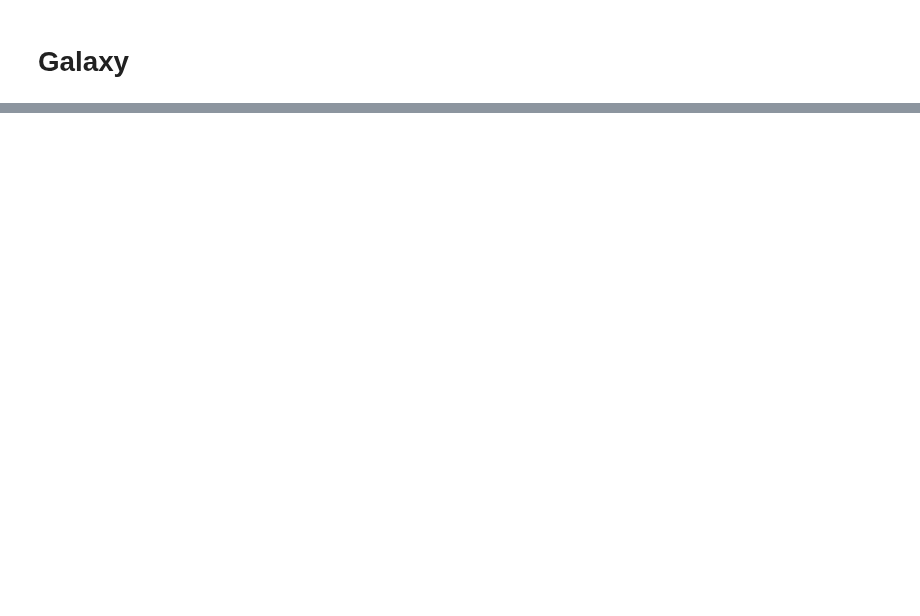
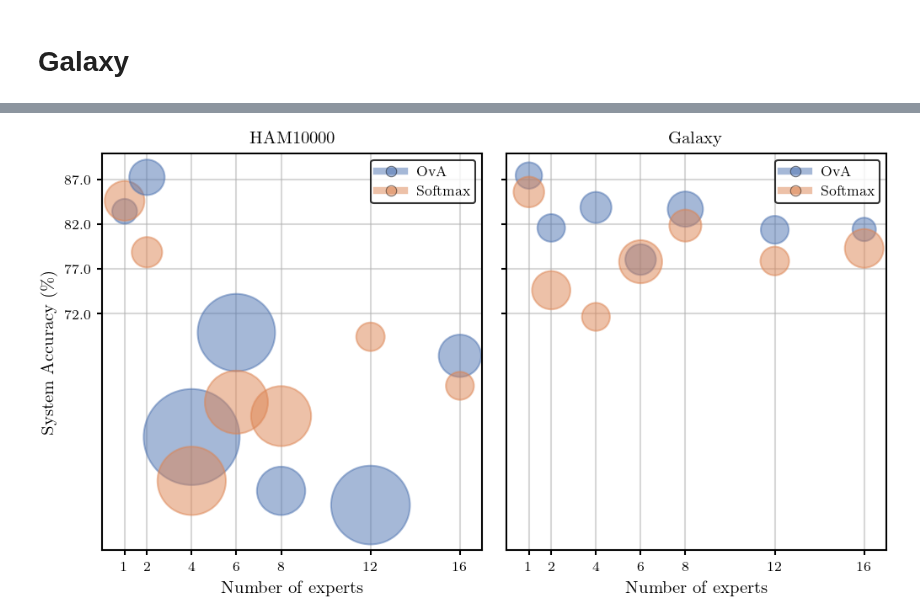
Before and after one commit to rajevv/Multi_L2D, a Jupyter notebook: CIFAR-10/results/datasets_scatter.ipynb, the cells around one changed output, grey strips where cells are left out. Drawn from its saved outputs; the diff is of its cells as text; code cells hidden in the pictures; blank space fills up the shorter version.

```diff
--- a/CIFAR-10/results/datasets_scatter.ipynb
+++ b/CIFAR-10/results/datasets_scatter.ipynb
@@ -137,0 +158,86 @@ Text(0.5, 1.0, 'Galaxy')
+# %%
+set_aistats2023_style()
+
+fig, axs = plt.subplots(1,2, sharex=True, sharey=True, figsize=(7,5)) # note we must use plt.subplots, not plt.subplot
+
+ax_ham = axs[0]
+# HAM 10000 ===
+dataset = "HAM10000"
+# =======================
+x_axis = [exp*10 for exp in exp_list]
+scale_mark = 5
+scale_y = 4
+for i, e in enumerate(exp_list):
+    radius_ova = ova_ham_std[i]
+    print("{} | OvA {} expert: Mean {} \ Std {}".format(dataset, e, ova_ham_mean[i], ova_ham_std[i]))
+    ax_ham.add_patch(plt.Circle((x_axis[i], ova_ham_mean[i] * scale_y), radius_ova + scale_mark, fill=True, alpha=0.5, color=cmap[0]))
+    radius_softmax = softmax_ham_std[i]
+    print("{} | Softmax {} expert: Mean {} \ Std {}".format(dataset, e, softmax_ham_mean[i], softmax_ham_std[i]))
+    ax_ham.add_patch(plt.Circle((x_axis[i], softmax_ham_mean[i] * scale_y), radius_softmax + scale_mark, fill=True, alpha=0.5, color=cmap[1]))
+
+ax_ham.set_xlim(min(x_axis)-5, max(x_axis)+5)
+ax_ham.set_xticks(x_axis, exp_list)
+min_y_ham = min(min(ova_ham_mean), min(softmax_ham_mean))
+max_y_ham = max(max(ova_ham_mean), max(softmax_ham_mean))
+yticks = np.round(np.linspace(min_y, max_y, len(exp_list)))[::2]
+ax_ham.set_yticks(yticks*scale_y, yticks)
+
+# Legend
+ova_leg = mlines.Line2D([], [], label="OvA", alpha=0.5, marker="o", color=cmap[0])
+softmax_leg = mlines.Line2D([], [], label="Softmax", alpha=0.5, marker="o", color=cmap[1])
+ax_ham.legend(handles=[ova_leg, softmax_leg], loc="best")
+
+ax_ham.set_ylabel(r"System Accuracy $(\%)$")
+ax_ham.set_xlabel(r"Number of experts")
+ax_ham.set_title("{}".format(dataset))
+ax_ham.grid()
+
+# IMPORTANT! This allows to get the circles. Otherwise, ellipses!
+ax_ham.set_aspect(1, adjustable='box')
+
+dataset = "Galaxy"
+ax_galaxy = axs[1]
+# =======================
+x_axis = [exp*10 for exp in exp_list]
+
+scale_mark = 5
+scale_y = 4
+for i, e in enumerate(exp_list):
+    radius_ova = ova_galaxy_std[i]
+    print("{} | OvA {} expert: Mean {} \ Std {}".format(dataset, e, ova_galaxy_mean[i], ova_galaxy_std[i]))
+    ax_galaxy.add_patch(plt.Circle((x_axis[i], ova_galaxy_mean[i] * scale_y), radius_ova + scale_mark, fill=True, alpha=0.5, color=cmap[0]))
+    radius_softmax = softmax_galaxy_std[i]
+    print("{} | Softmax {} expert: Mean {} \ Std {}".format(dataset, e, softmax_galaxy_mean[i], softmax_galaxy_std[i]))
+    ax_galaxy.add_patch(plt.Circle((x_axis[i], softmax_galaxy_mean[i] * scale_y), radius_softmax + scale_mark, fill=True, alpha=0.5, color=cmap[1]))
+
+# plt.plot(x_axis, ova_galaxy_mean, color="black", linestyle="dotted", alpha=0.5)
+# plt.plot(x_axis, softmax_galaxy_mean, color="black", linestyle="dashed", alpha=0.5)
+
+ax_galaxy.set_xlim(0, 170)
+ax_galaxy.set_xticks(x_axis, exp_list)
+min_y_galaxy = min(min(ova_galaxy_mean), min(softmax_galaxy_mean))
+max_y_galaxy = max(max(ova_galaxy_mean), max(softmax_galaxy_mean))
+yticks = np.round(np.linspace(min_y, max_y, len(exp_list)))[::2]
+ax_galaxy.set_yticks(yticks*scale_y, yticks)
+
+# Legend
+ova_leg = mlines.Line2D([], [], label="OvA", alpha=0.5, marker="o", color=cmap[0])
+softmax_leg = mlines.Line2D([], [], label="Softmax", alpha=0.5, marker="o", color=cmap[1])
+ax_galaxy.legend(handles=[ova_leg, softmax_leg], loc="best")
+
+# ax_galaxy.set_ylabel(r"System Accuracy $(\%)$")
+ax_galaxy.set_xlabel(r"Number of experts")
+ax_galaxy.set_title("{}".format(dataset))
+ax_galaxy.grid()
+
+y_lim_min_global = min(min_y_ham, min_y_galaxy) * scale_y
+y_lim_max_global = max(max_y_ham, max_y_galaxy) * scale_y
+
+ax_ham.set_ylim(y_lim_min_global -20, y_lim_max_global +10)
+
+
+# IMPORTANT! This allows to get the circles. Otherwise, ellipses!
+ax_galaxy.set_aspect(1, adjustable='box')
+fig.tight_layout()
+plt.savefig("datasets.pdf")
+# %% [output]
@@ -137,0 +261 @@ Text(0.5, 1.0, 'Galaxy')
+[figure, added]
```
Also changed, not shown: parts of 13 cells of this notebook.
